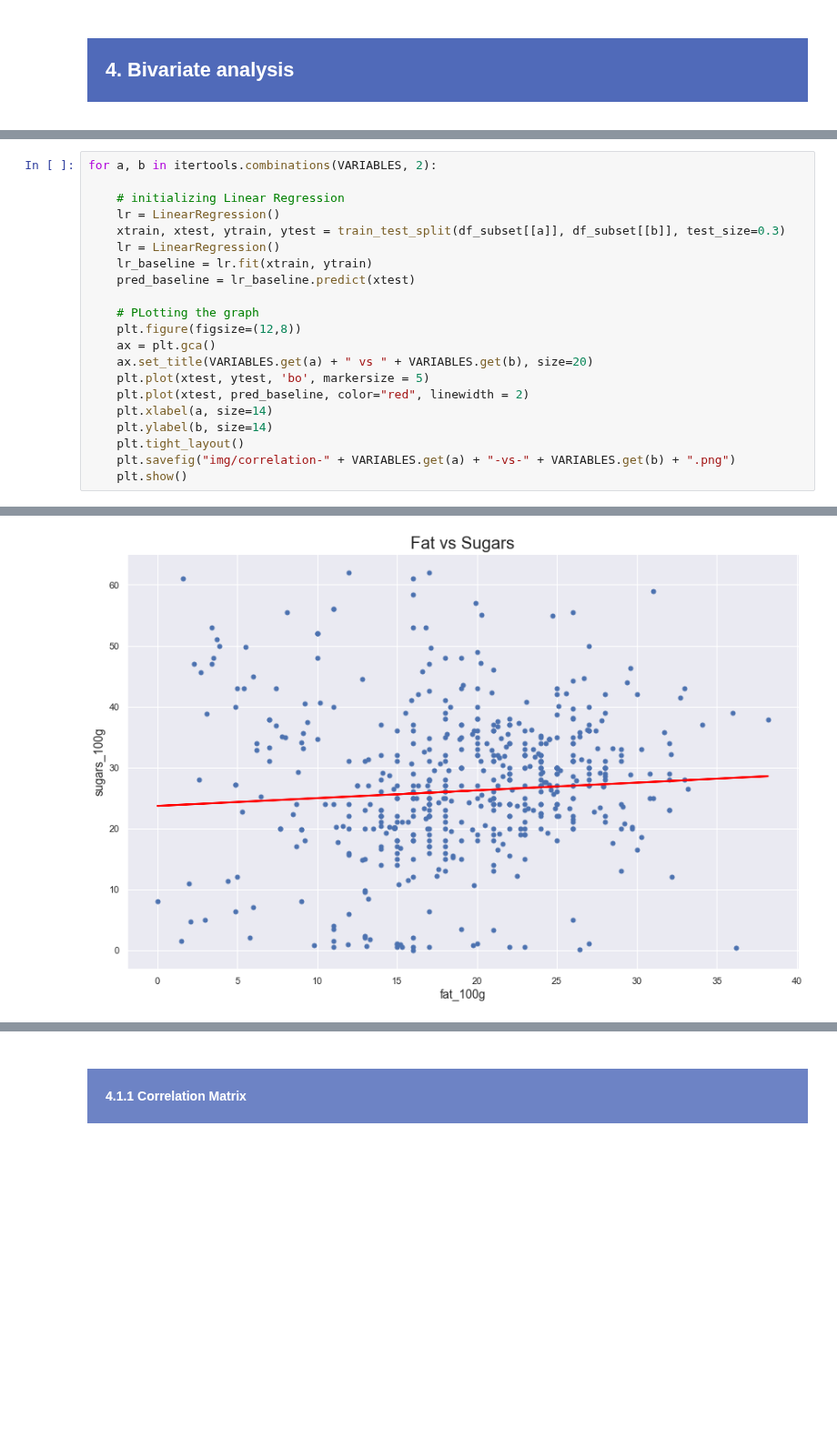
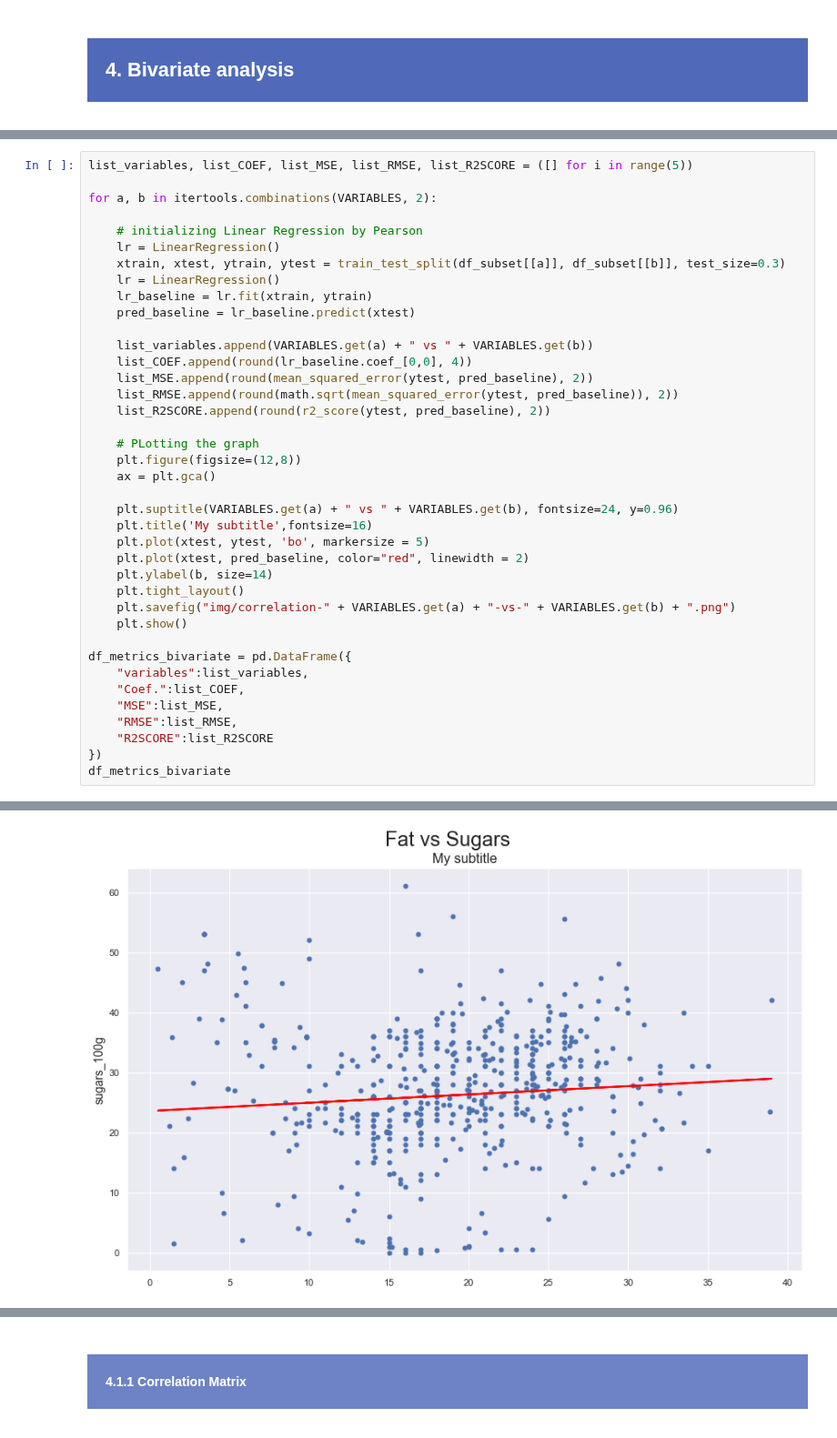
Before and after one commit to samirhinojosa/OC-P3-design-application-public-health, a Jupyter notebook: analysis_notebook.ipynb, the cells around one changed output, grey strips where cells are left out. Shown at 91% size. Cells and saved outputs as stored; diff of their text form; blank space fills up the shorter version.

Commit message:
adding metrics

```diff
--- a/analysis_notebook.ipynb
+++ b/analysis_notebook.ipynb
@@ -332,22 +335,40 @@ Analysis of df_subset dataset
 # %%
+list_variables, list_COEF, list_MSE, list_RMSE, list_R2SCORE = ([] for i in range(5))
+
 for a, b in itertools.combinations(VARIABLES, 2):
 
-    # initializing Linear Regression
+    # initializing Linear Regression by Pearson
     lr = LinearRegression()
     xtrain, xtest, ytrain, ytest = train_test_split(df_subset[[a]], df_subset[[b]], test_size=0.3)
     lr = LinearRegression()
     lr_baseline = lr.fit(xtrain, ytrain)
     pred_baseline = lr_baseline.predict(xtest)
 
+    list_variables.append(VARIABLES.get(a) + " vs " + VARIABLES.get(b))
+    list_COEF.append(round(lr_baseline.coef_[0,0], 4))
+    list_MSE.append(round(mean_squared_error(ytest, pred_baseline), 2))
+    list_RMSE.append(round(math.sqrt(mean_squared_error(ytest, pred_baseline)), 2))
+    list_R2SCORE.append(round(r2_score(ytest, pred_baseline), 2))
+
     # PLotting the graph
     plt.figure(figsize=(12,8))
     ax = plt.gca()
-    ax.set_title(VARIABLES.get(a) + " vs " + VARIABLES.get(b), size=20)
+
+    plt.suptitle(VARIABLES.get(a) + " vs " + VARIABLES.get(b), fontsize=24, y=0.96)
+    plt.title('My subtitle',fontsize=16)
     plt.plot(xtest, ytest, 'bo', markersize = 5)
     plt.plot(xtest, pred_baseline, color="red", linewidth = 2)
-    plt.xlabel(a, size=14)
     plt.ylabel(b, size=14)
     plt.tight_layout()
     plt.savefig("img/correlation-" + VARIABLES.get(a) + "-vs-" + VARIABLES.get(b) + ".png")
     plt.show()
+
+df_metrics_bivariate = pd.DataFrame({
+    "variables":list_variables,
+    "Coef.":list_COEF,
+    "MSE":list_MSE,
+    "RMSE":list_RMSE,
+    "R2SCORE":list_R2SCORE
+})
+df_metrics_bivariate
 # %% [output]
@@ -361 +382 @@ for a, b in itertools.combinations(VARIABLES, 2):
-[figure, old version]
+[figure, new version]
```
Also changed, not shown: parts of 16 cells of this notebook, 11 other files.
